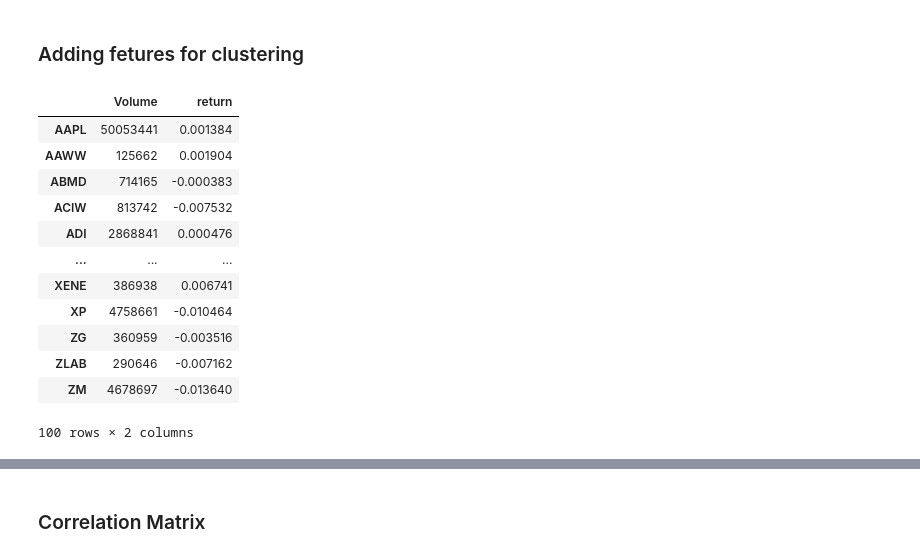
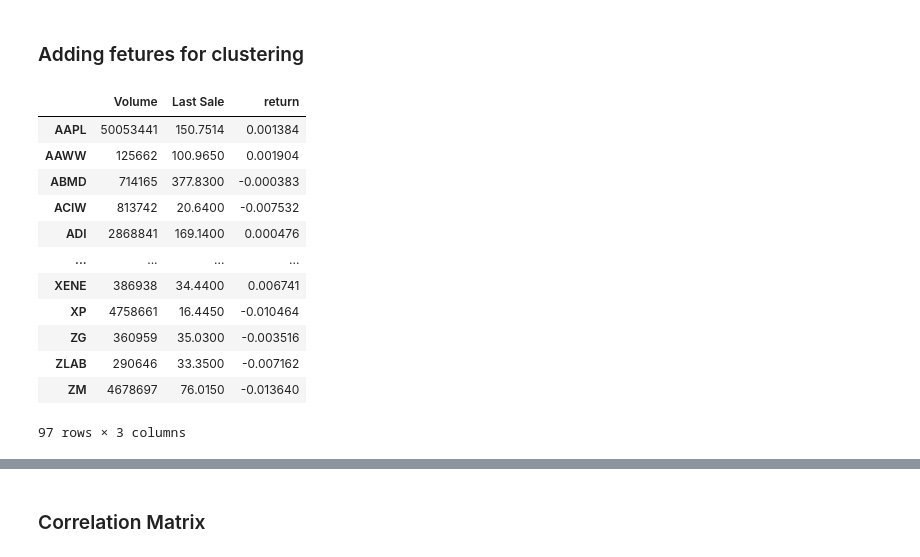
Before and after one commit to matteoprata/LOBCAST, a Jupyter notebook: src/data_preprocessing/pick_lobster_stocks.ipynb, the cells around one changed output, grey strips where cells are left out. Drawn from its saved outputs; the diff is of its cells as text; code cells hidden in the pictures.

```diff
--- a/src/data_preprocessing/pick_lobster_stocks.ipynb
+++ b/src/data_preprocessing/pick_lobster_stocks.ipynb
@@ -26,7 +26,7 @@ with open(PATH_NAME + TOTAL_STOCKS) as f:
 # %% [output]
 /Users/matteoprata/PycharmProjects/lob-adverdarial-attacks-2022
 # %%
-RETURNS_FNAME = "price_return_df.dat"
+RETURNS_FNAME = "data/stocks_picker/price_return_df.dat"
 if not os.path.exists(RETURNS_FNAME):
 
     out_df = None
@@ -131,7 +133,7 @@ daily_returns_df
 risk_return = pd.DataFrame()
 risk_return["return"] = daily_returns_df.mean(axis=0)
 risk_return["risk"] = daily_returns_df.std(axis=0)
-risk_return["symbol"] = daily_returns_df.columns
+# risk_return["symbol"] = daily_returns_df.columns
 # risk_return = risk_return.drop("ALHC")
 risk_return
 # %% [output]
@@ -182,7 +185,7 @@ df_csv  # FULL csv with 675 stocks in NASDAQ, having from MEDIUM to MEGA market
 # %%
 # df_enc_cou = pd.get_dummies(df_csv['Country'])
 df_enc_sec = pd.get_dummies(df_csv['Sector'])
-df_encoded = pd.concat([df_csv['Volume']], axis=1) # df_enc_cou df_csv['Last Sale'],
+df_encoded = pd.concat([df_csv['Volume'], df_csv['Last Sale']], axis=1) # df_enc_cou df_csv['Last Sale'],
 df_encoded = df_encoded.set_index(df_csv["Symbol"])
 df_encoded  # 675 stocks' last sale, market cap, volume, sector encoded for clustering
 # %% [output]
@@ -220,20 +239,22 @@ fig.show()
 # %%
 df_encoded_2 = df_encoded.join(risk_return, how="inner")
 df_encoded_2 = df_encoded_2.drop("risk", axis=1)
-df_encoded_2 = df_encoded_2.drop("symbol", axis=1)
+# df_encoded_2["Volume"] = np.log(df_encoded_2["Volume"])
+# df_encoded_2["Last Sale"] = np.log(df_encoded_2["Last Sale"])
+df_encoded_2 = df_encoded_2.drop(["PARA", "META", "AFRM"])
 df_encoded_2
 # %% [output]
-|  | Volume | return |
-| AAPL | 50053441 | 0.001384 |
-| AAWW | 125662 | 0.001904 |
-| ABMD | 714165 | -0.000383 |
-| ACIW | 813742 | -0.007532 |
-| ADI | 2868841 | 0.000476 |
-| ... | ... | ... |
-| XENE | 386938 | 0.006741 |
-| XP | 4758661 | -0.010464 |
-| ZG | 360959 | -0.003516 |
-| ZLAB | 290646 | -0.007162 |
-| ZM | 4678697 | -0.013640 |
+|  | Volume | Last Sale | return |
+| AAPL | 50053441 | 150.7514 | 0.001384 |
+| AAWW | 125662 | 100.9650 | 0.001904 |
+| ABMD | 714165 | 377.8300 | -0.000383 |
+| ACIW | 813742 | 20.6400 | -0.007532 |
+| ADI | 2868841 | 169.1400 | 0.000476 |
+| ... | ... | ... | ... |
+| XENE | 386938 | 34.4400 | 0.006741 |
+| XP | 4758661 | 16.4450 | -0.010464 |
+| ZG | 360959 | 35.0300 | -0.003516 |
+| ZLAB | 290646 | 33.3500 | -0.007162 |
+| ZM | 4678697 | 76.0150 | -0.013640 |
-100 rows × 2 columns
+97 rows × 3 columns
 # %%
```
Also changed, not shown: parts of 13 cells of this notebook, 2 other files.
